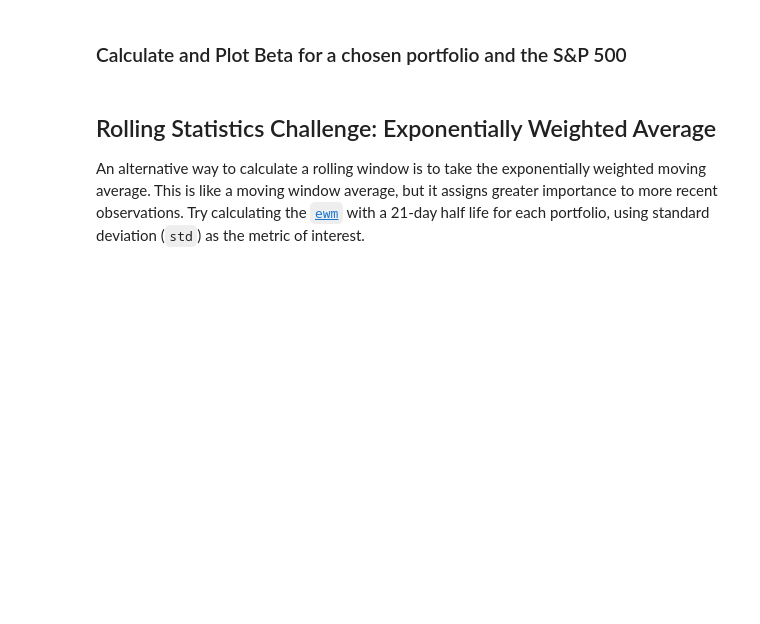
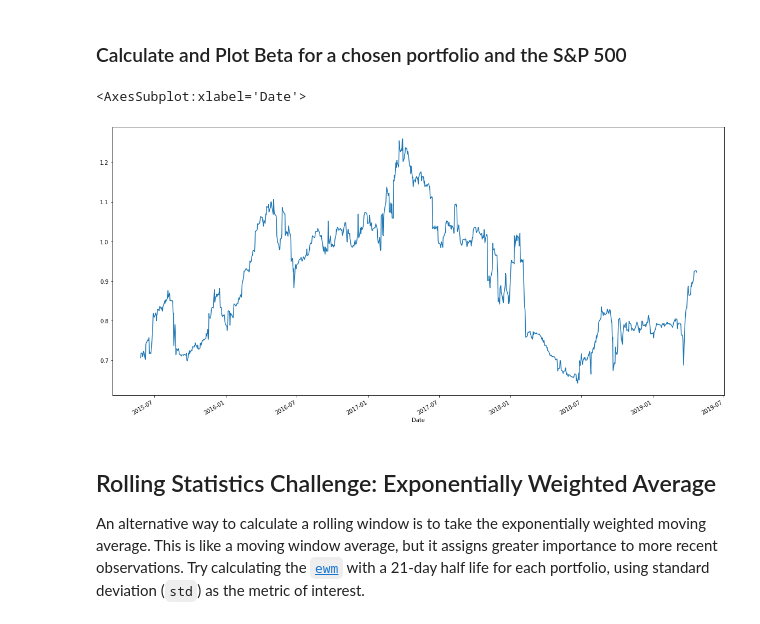
Before and after one commit to robel-codes/portfolio-performance, a Jupyter notebook: whale_analysis.ipynb, the cells around one changed output. Saved outputs shown, nothing was run; the diff lists cells and outputs as text; code cells hidden in the pictures; blank space fills up the shorter version.

```diff
--- a/whale_analysis.ipynb
+++ b/whale_analysis.ipynb
@@ -275,12 +286,17 @@ Risk changes over time. Analyze the rolling statistics for Risk and Beta.
 ### Calculate and Plot Beta for a chosen portfolio and the S&P 500
 # %%
 # Calculate covariance of a single portfolio
+covariance = returns_df["Algo 2"].rolling(window=60).cov(returns_df["S&P500 Returns"])
 
 # Calculate variance of S&P 500
-
+variance = returns_df["S&P500 Returns"].rolling(window=60).var()
 # Computing beta
-
+algo_beta = covariance/variance
 # Plot beta trend
+algo_beta.plot(figsize=(20, 10))
+# %% [output]
+<AxesSubplot:xlabel='Date'>
+[figure, added]
 # %% [markdown]
 ## Rolling Statistics Challenge: Exponentially Weighted Average
 
```
Also changed, not shown: parts of 4 cells of this notebook.
